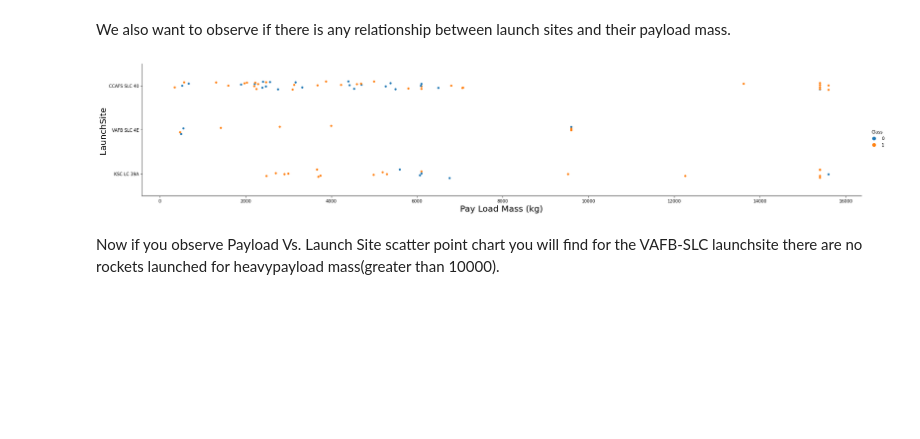
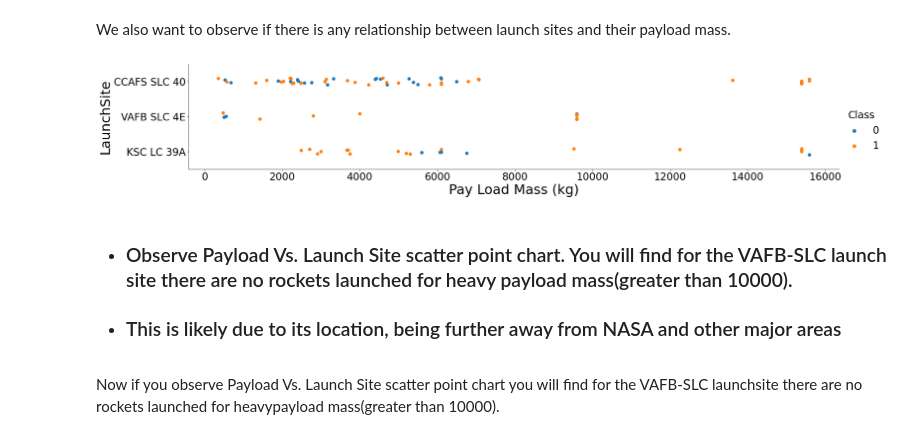
Before and after one commit to ThomasKerrPhillips/CapstoneProject, a Jupyter notebook: jupyter-labs-eda-dataviz.ipynb, the cells around one changed output. Cells and saved outputs as stored; diff of their text form; code cells hidden in the pictures; blank space fills up the shorter version.

```diff
--- a/jupyter-labs-eda-dataviz.ipynb
+++ b/jupyter-labs-eda-dataviz.ipynb
@@ -73,8 +73,10 @@ First, let's try to see how the `FlightNumber` (indicating the continuous launch
 
 We can plot out the <code>FlightNumber</code> vs. <code>PayloadMass</code>and overlay the outcome of the launch. We see that as the flight number increases, the first stage is more likely to land successfully. The payload mass is also important; it seems the more massive the payload, the less likely the first stage will return.
 # %%
-sns.catplot(y="PayloadMass", x="FlightNumber", hue="Class", data=df, aspect = 5)
-plt.xlabel("Flight Number",fontsize=20)
-plt.ylabel("Pay load Mass (kg)",fontsize=20)
+plt.rcParams.update({'font.size': 24})
+plt.rcParams.update({'lines.markersize': 10})
+sns.relplot(y="PayloadMass", x="FlightNumber", hue="Class", data=df, aspect = 5)
+plt.xlabel("Flight Number",fontsize=32)
+plt.ylabel("Pay load Mass (kg)",fontsize=32)
 plt.show()
 # %% [output]
@@ -103,12 +107,17 @@ Now try to explain the patterns you found in the Flight Number vs. Launch Site s
 We also want to observe if there is any relationship between launch sites and their payload mass.
 # %%
 # Plot a scatter point chart with x axis to be Pay Load Mass (kg) and y axis to be the launch site, and hue to be the class value
-sns.catplot(y="LaunchSite", x="PayloadMass", hue="Class", data=df, aspect = 5)
-plt.xlabel("Pay Load Mass (kg)",fontsize=20)
-plt.ylabel("LaunchSite",fontsize=20)
+plt.rcParams.update({'font.size': 24})
+plt.rcParams.update({'lines.markersize': 12})
+sns.catplot(y="LaunchSite", x="PayloadMass", hue="Class", data=df, aspect = 5, s=8)
+plt.xlabel("Pay Load Mass (kg)",fontsize=32)
+plt.ylabel("LaunchSite",fontsize=32)
 plt.show()
 # %% [output]
-[figure, old version]
+[figure, new version]
+# %% [markdown]
+* ### Observe Payload Vs. Launch Site scatter point chart. You will find for the VAFB-SLC  launch site there are no  rockets  launched for  heavy payload mass(greater than 10000).
+* ### This is likely due to its location, being further away from NASA and other major areas
 # %% [markdown]
 Now if you observe Payload Vs. Launch Site scatter point chart you will find for the VAFB-SLC  launchsite there are no  rockets  launched for  heavypayload mass(greater than 10000).
 # %% [markdown]
```
Also changed, not shown: parts of 14 cells of this notebook.
